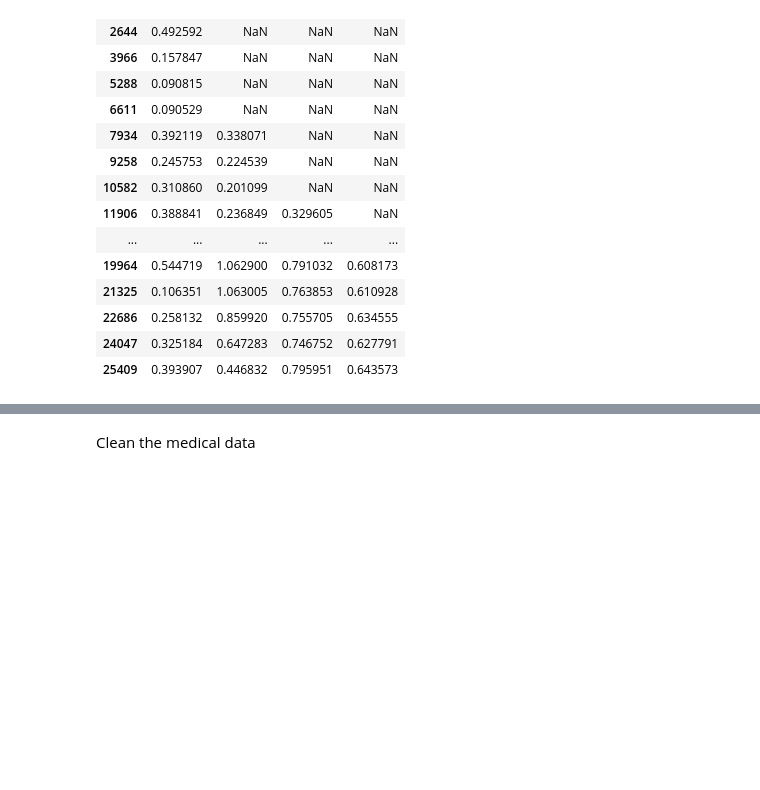
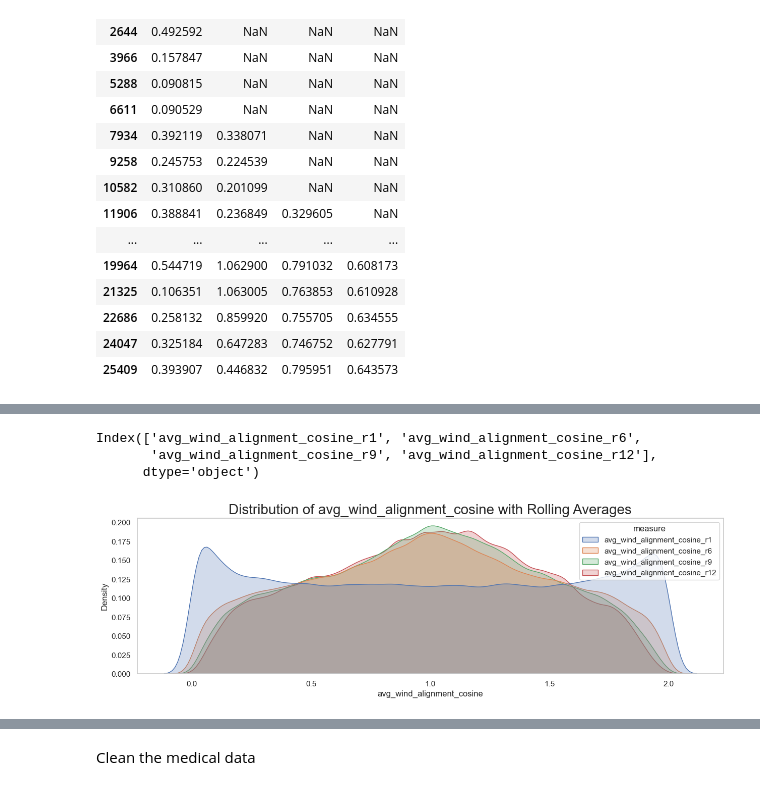
Before and after one commit to mattslyons/JLPS_capstone_project, a Jupyter notebook: modeling/anand_backup/2sls_ap_10-29.ipynb, the cells around one changed output, grey strips where cells are left out. Cells and saved outputs as stored; diff of their text form; code cells hidden in the pictures; blank space fills up the shorter version.

Commit message:
updating the IV rolling

```diff
--- a/modeling/anand_backup/2sls_ap_10-29.ipynb
+++ b/modeling/anand_backup/2sls_ap_10-29.ipynb
@@ -357,3 +357,20 @@ temp.head(13)
 | 13231 | 0.106069 | 0.240662 | 0.234345 | NaN |
 | 14556 | 1.376193 | 0.429036 | 0.303811 | NaN |
 | 15881 | 1.547078 | 0.608461 | 0.439902 | 0.466404 |
+# %%
+df[temp.columns] = temp
+# %%
+temp.columns
+# %% [output]
+Index(['avg_wind_alignment_cosine_r1', 'avg_wind_alignment_cosine_r6',
+       'avg_wind_alignment_cosine_r9', 'avg_wind_alignment_cosine_r12'],
+      dtype='object')
+# %%
+rolling_avg_wind_alignment_cosine_cols = ['avg_wind_alignment_cosine_r1', 'avg_wind_alignment_cosine_r6', 'avg_wind_alignment_cosine_r9', 'avg_wind_alignment_cosine_r12']
+title_str = 'Distribution of avg_wind_alignment_cosine with Rolling Averages'
+name_str = 'avg_wind_alignment_cosine'
+clip_tuple_val=(-5, 185)
+
+kde_multiple_plotter(col_list = rolling_avg_wind_alignment_cosine_cols, title_str = title_str, value_name_str = name_str, df_plot=df, clip_tuple=None)
+# %% [output]
+[figure, added]
```
Also changed, not shown: parts of 3 cells of this notebook.
